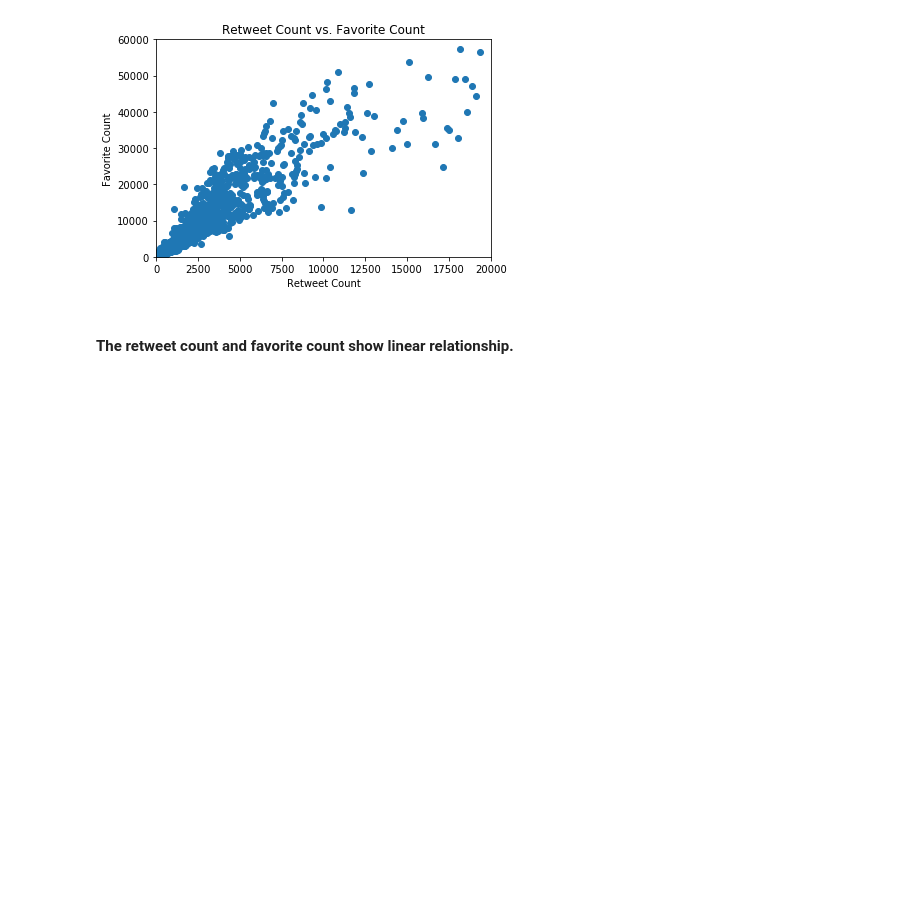
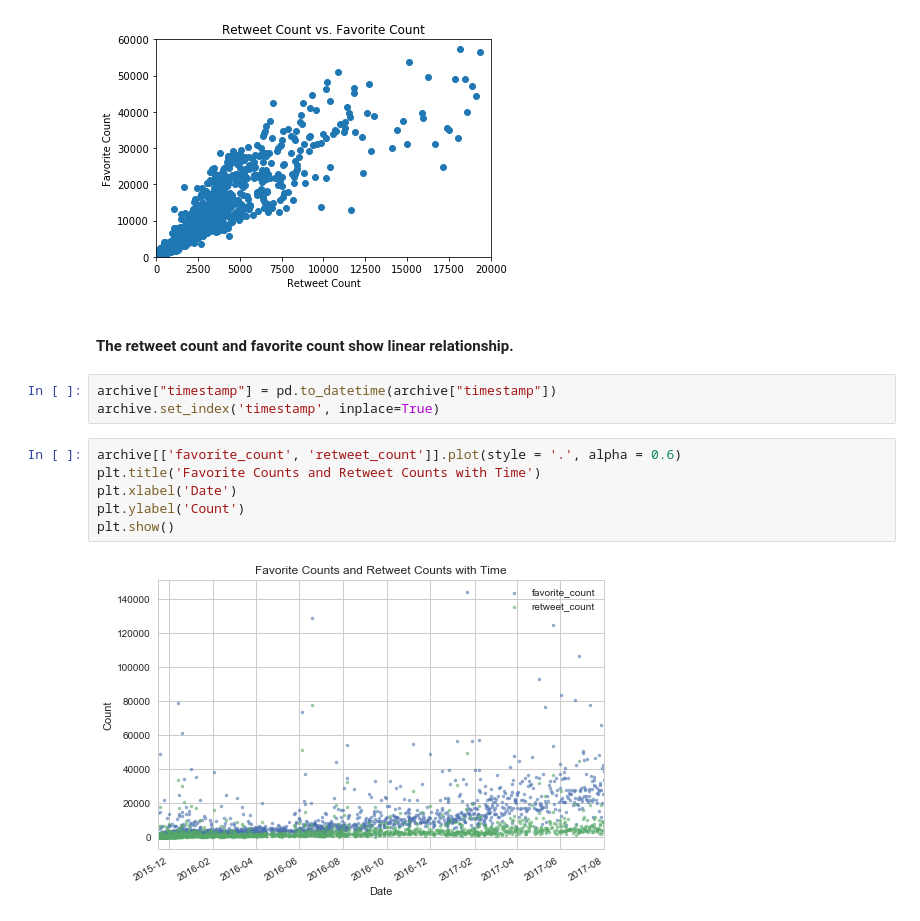
Before and after one commit to michellemao0224/Data-Wrangling, a Jupyter notebook: Project/wrangle_act.ipynb, the cells around one changed output. Cells and saved outputs as stored; diff of their text form; blank space fills up the shorter version.

```diff
--- a/Project/wrangle_act.ipynb
+++ b/Project/wrangle_act.ipynb
@@ -492,3 +427,14 @@ plt.show()
 [figure]
 # %% [markdown]
 #### The retweet count and favorite count show linear relationship.
+# %%
+archive["timestamp"] = pd.to_datetime(archive["timestamp"])
+archive.set_index('timestamp', inplace=True)
+# %%
+archive[['favorite_count', 'retweet_count']].plot(style = '.', alpha = 0.6)
+plt.title('Favorite Counts and Retweet Counts with Time')
+plt.xlabel('Date')
+plt.ylabel('Count')
+plt.show()
+# %% [output]
+[figure, added]
```
Also changed, not shown: parts of 16 cells of this notebook, 1 other file.
